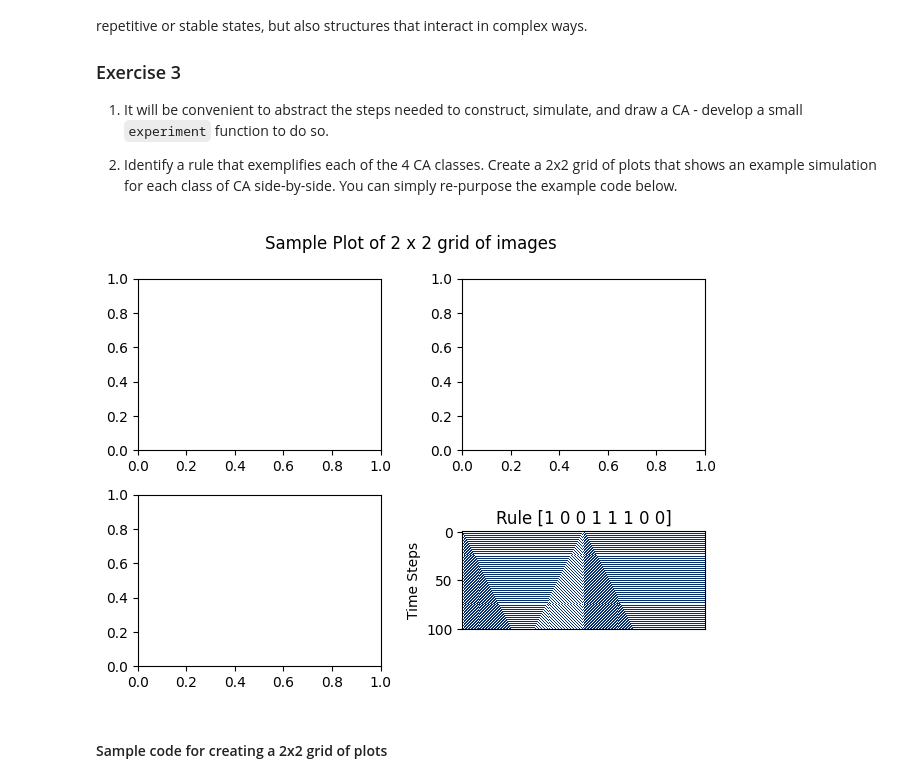
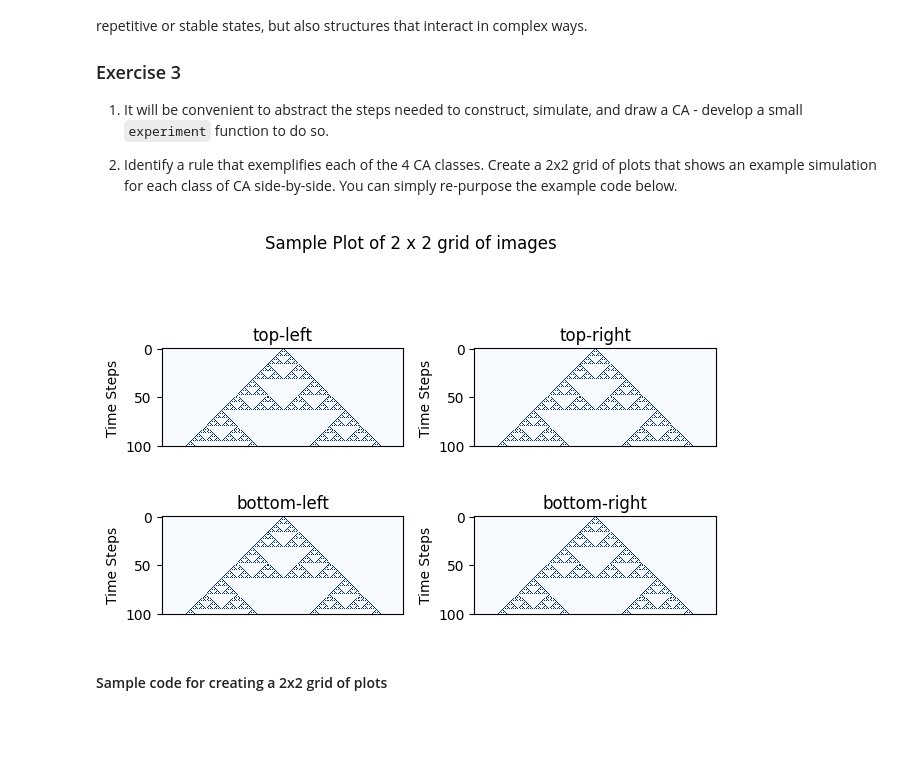
Before and after one commit to santiagosanchez15/cap-comp215, a Jupyter notebook: labs/lab05-CA-1D.ipynb, the cells around one changed output. Drawn from its saved outputs; the diff is of its cells as text; code cells hidden in the pictures; blank space fills up the shorter version.

```diff
--- a/labs/lab05-CA-1D.ipynb
+++ b/labs/lab05-CA-1D.ipynb
@@ -189,10 +187,11 @@ class Cell1D:
 
     return self.simulate(1)
 
-  def draw(self):
+  def draw(self, ax = None, title=None):
     '''Draws the plot '''
 
-    return plot_ca(self.ca_timesteps, title=f"Rule {self.rule}")
+    if title == None: title = self.rule
+    return plot_ca(self.ca_timesteps, title=title, axes= ax)
 # %% [markdown]
 ## Run some Experiments
 With your new `Cell1D` class, run some experiments to explore the Elementary CA's.
@@ -213,24 +212,24 @@ Wolfram identifies 4 "classes" of Elementary Cellular Automata:
 # %%
 # Solution for Ex. 3 here... FIXME NEED TO FIX BUGS
 
-rule_150 = Cell1D(rule=57, start_state=single_centre_array(250))
-rule_150.simulate(100)
+rules = Cell1D(rule=90, start_state=single_centre_array(250))
+rules.simulate(100)
 
 
 def axes_layout(nrows=1, ncols=1, fig_title=None, **kwargs):
     """ layout nrows x ncols axes with sensible defaults.  kwargs passed directly to `plt.subplots()`"""
     kwargs = {**dict(layout='tight'), **kwargs}
     fig, axes = plt.subplots(nrows=nrows, ncols=ncols, **kwargs)
     if fig_title:
         fig.suptitle(fig_title)
     return axes
 
 # Example: plot 4 plots in a 2x2 grid - plots are labelled so it's clear which is which.
 axes = axes_layout(2, 2, fig_title='Sample Plot of 2 x 2 grid of images')
 for ax, title in zip(axes.flat, ('top-left', 'top-right', 'bottom-left', 'bottom-right' )):
-    rule_150.draw()
+    rules.draw(ax = ax, title = title)
 # %% [output]
-[figure, old version]
+[figure, new version]
 # %% [markdown]
 #### Sample code for creating a 2x2 grid of plots
 # %%
```
Also changed, not shown: parts of 1 cell of this notebook.
